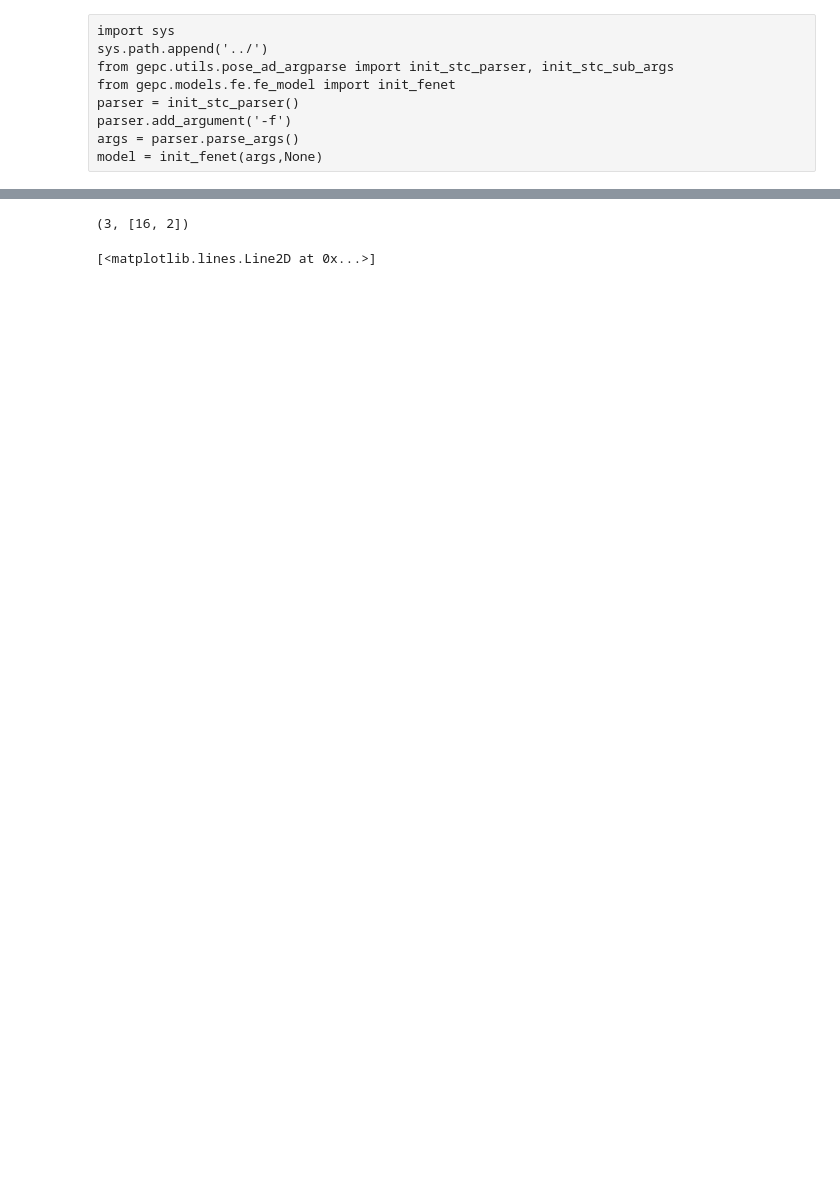
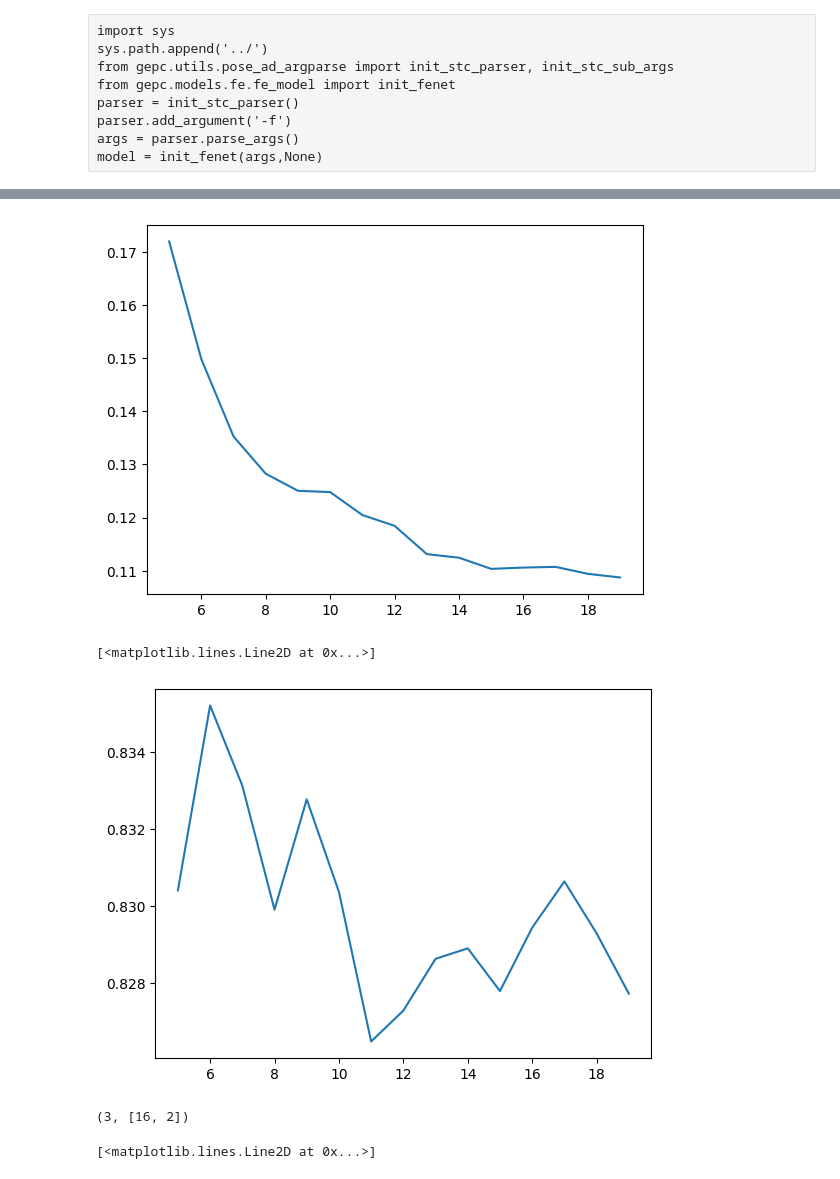
Before and after one commit to irfanhasib0/Deep-Learning-For-Computer-Vision, a Jupyter notebook: MotionDetection/stg-nf/gcn_pose_train.ipynb, the cells around one changed output, grey strips where cells are left out. Drawn from its saved outputs; the diff is of its cells as text; code cells hidden in the pictures; blank space fills up the shorter version.

```diff
--- a/MotionDetection/stg-nf/gcn_pose_train.ipynb
+++ b/MotionDetection/stg-nf/gcn_pose_train.ipynb
@@ -155,3 +175,12 @@ df_3 = pd.read_csv('logs/exp-arch-3_99/results.csv')
+# %%
+from matplotlib import pyplot as plt
+plt.plot(df_3.train_loss[5:])
+plt.show()
+plt.plot(df_3.val_acc[5:])
+# %% [output]
+[figure, added]
+[<matplotlib.lines.Line2D at 0x...>]
+[figure, added]
 # %%
 with open('logs/exp-arch-3_16/args.json') as f:
     arg = json.load(f)
```
Also changed, not shown: parts of 9 cells of this notebook, 1 other file.
